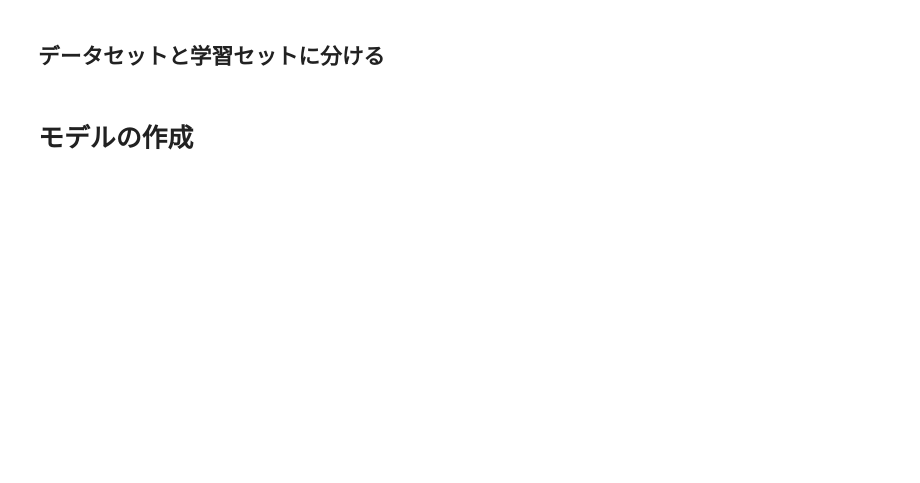
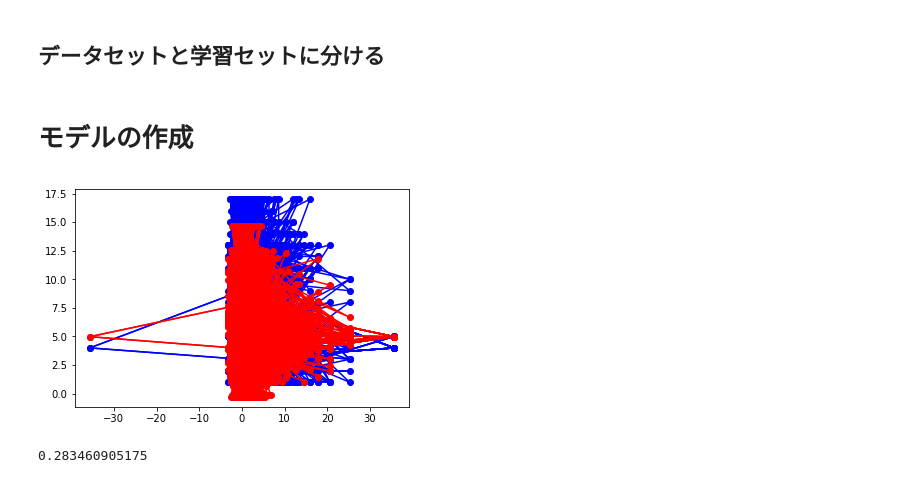
Before and after one commit to sorashido/DiplomacyPredict, a Jupyter notebook: svm.ipynb, the cells around one changed output. Drawn from its saved outputs; the diff is of its cells as text; code cells hidden in the pictures; blank space fills up the shorter version.

```diff
--- a/svm.ipynb
+++ b/svm.ipynb
@@ -87,11 +87,11 @@ le = LabelEncoder()
 le.fit(['RUS','AUS','GER','TUR','FRA','ENG', 'ITA', '[]'])
 
 for i in range(121):
-    X[:, i+1] = le.transform(X[:, i+1])
+    X[:, i] = le.transform(X[:, i])
 
 ### Gender
 # labelencoder_X_2 = LabelEncoder()
 # X[:, 2] = labelencoder_X_2.fit_transform(X[:, 2])
 # %%
-onehotencoder = OneHotEncoder(categorical_features = [1])
+onehotencoder = OneHotEncoder()
 X = onehotencoder.fit_transform(X).toarray()
@@ -121,8 +100,8 @@ print(X_normalized)
 # %%
 # Splitting the dataset into the Training set and Test set
 from sklearn.model_selection import train_test_split
-X_train, X_test, y_train, y_test = train_test_split(X_normalized, y, test_size = 0.2, random_state = 0)
-
+X_train, X_test, y_train, y_test = train_test_split(X, y, test_size = 0.2, random_state = 0)
+t
 # Feature Scaling
 from sklearn.preprocessing import StandardScaler
 sc = StandardScaler()
@@ -135,20 +114,24 @@ from sklearn import svm
 # from sklearn.grid_search import GridSearchCV
 from sklearn.model_selection import GridSearchCV
 # %%
-tuned_parameters = [{'kernel': ['rbf'], 'gamma': [1e-3, 1e-4],
-                     'C': [1, 10, 100, 1000]},
-                    {'kernel': ['linear'], 'C': [1, 10, 100, 1000]}]
-reg = GridSearchCV(svm.SVR(), tuned_parameters, cv=5, scoring='mean_squared_error')
-reg.fit(X_train, y_train)
+# tuned_parameters = [{'kernel': ['rbf'], 'gamma': [1e-3, 1e-4],
+#                      'C': [1, 10, 100, 1000]},
+#                     {'kernel': ['linear'], 'C': [1, 10, 100, 1000]}]
+# reg = GridSearchCV(svm.SVR(), tuned_parameters, cv=5, scoring='mean_squared_error')
+# reg = GridSearchCV(svm.SVR(), tuned_parameters, cv=5, scoring='mean_squared_error')
+# reg.fit(X_train, y_train)
 
 # サポートベクトル回帰を学習データ使って作成
-# reg = svm.SVR(kernel='rbf', C=10).fit(X_train, y_train)
+reg = svm.SVR(kernel='rbf', C=10).fit(X_train, y_train)
 
 # テストデータに対する予測結果のPLOT
 plt.plot(X_test, y_test, 'bo-', X_test, reg.predict(X_test), 'ro-')
 plt.show()
 
-# print(reg.score(X_test, y_test))
+print(reg.score(X_test, y_test))
+# %% [output]
+[figure, added]
+0.283460905175
 # %%
 from sklearn.metrics import mean_squared_error
 from math import sqrt
```
Also changed, not shown: parts of 7 cells of this notebook, 4 other files.
